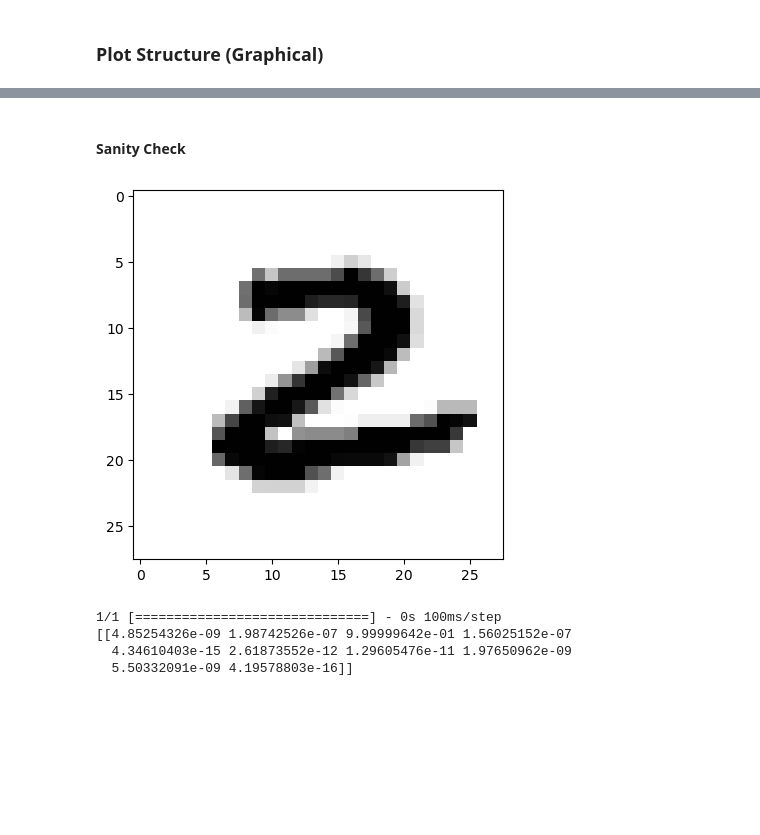
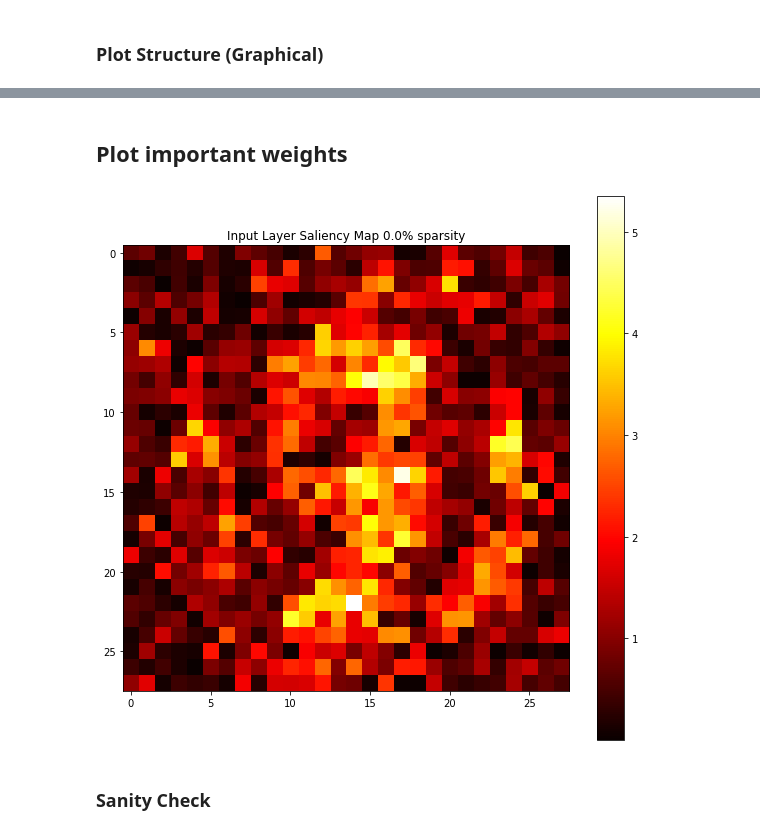
Before and after one commit to donggunkwak/RadixNet, a Jupyter notebook: RadixNet.ipynb, the cells around one changed output, grey strips where cells are left out. Drawn from its saved outputs; the diff is of its cells as text; code cells hidden in the pictures; blank space fills up the shorter version.

```diff
--- a/RadixNet.ipynb
+++ b/RadixNet.ipynb
@@ -388,13 +446,18 @@ plt.show()
+# %% [markdown]
+## Plot important weights
+# %%
+def plot_saliency_map(input_layer): #sums outgoing weights and makes a heat map
+    matrix = np.sum(input_layer, axis=1)
+    matrix = matrix.reshape(28, 28) # Reshape to 28x28 (mnist) for visualization
+    plt.figure(figsize=(10, 10))
+    sp = 1 - np.count_nonzero(input_layer) / np.prod(input_layer.shape)
+    plt.title(f"Input Layer Saliency Map {sp*100}% sparsity")
+    plt.imshow(np.abs(matrix), cmap='hot', interpolation='nearest') # We take the absolute values to highlight large values
+    plt.colorbar()
+    plt.show()
+
+plot_saliency_map(model.layers[0].kernel * model.layers[0].layerval)
+# %% [output]
+[figure, added]
 # %% [markdown]
-#### Sanity Check
+### Sanity Check
-# %%
-plt.imshow(X_train[2].reshape(28, 28), cmap=plt.cm.binary)
-plt.show()
-q = model.predict(np.array([X_train[2],]))
-print(q)
-# %% [output]
-[figure, removed]
-1/1 [==============================] - 0s 100ms/step
-[[4.85254326e-09 1.98742526e-07 9.99999642e-01 1.56025152e-07
-  4.34610403e-15 2.61873552e-12 1.29605476e-11 1.97650962e-09
-  5.50332091e-09 4.19578803e-16]]
```
Also changed, not shown: parts of 31 cells of this notebook, 22 other files.
